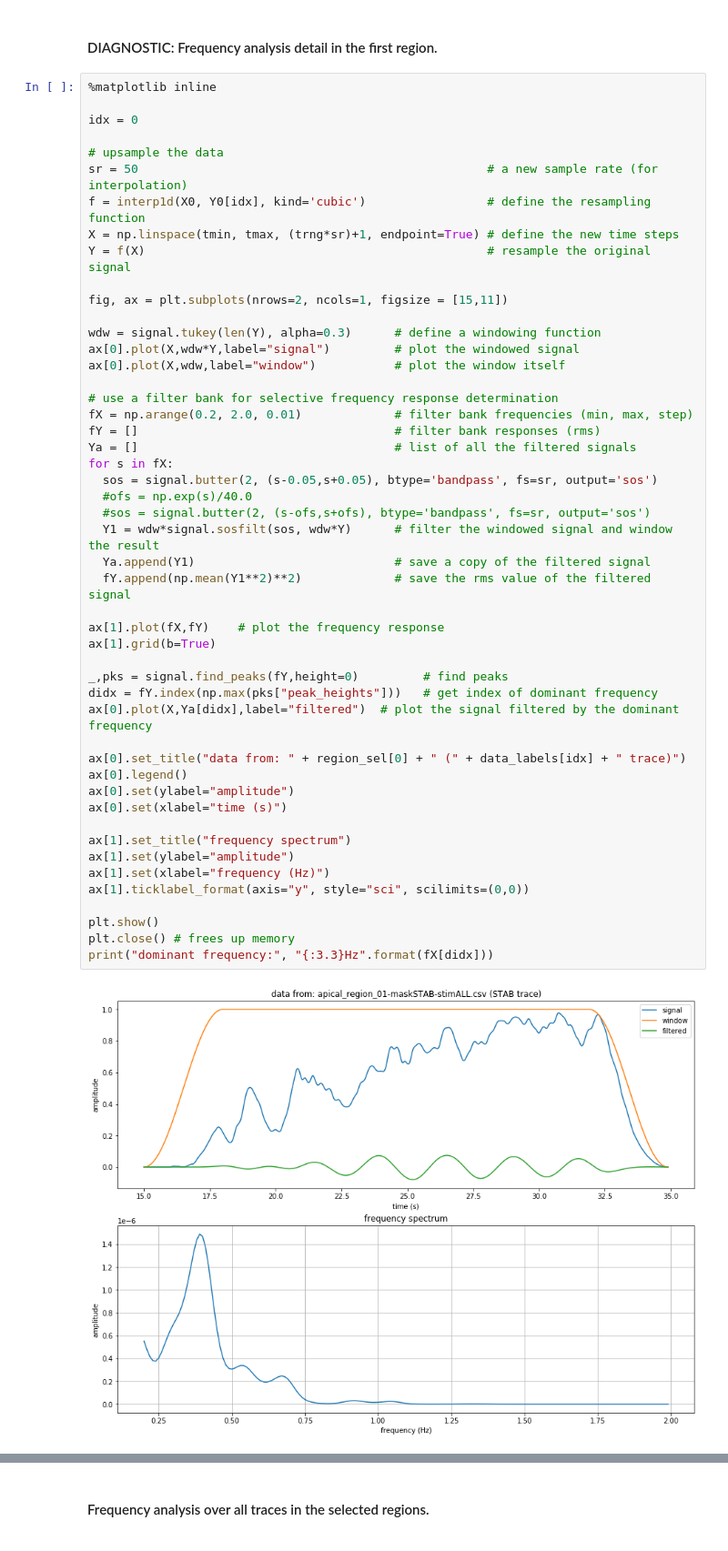
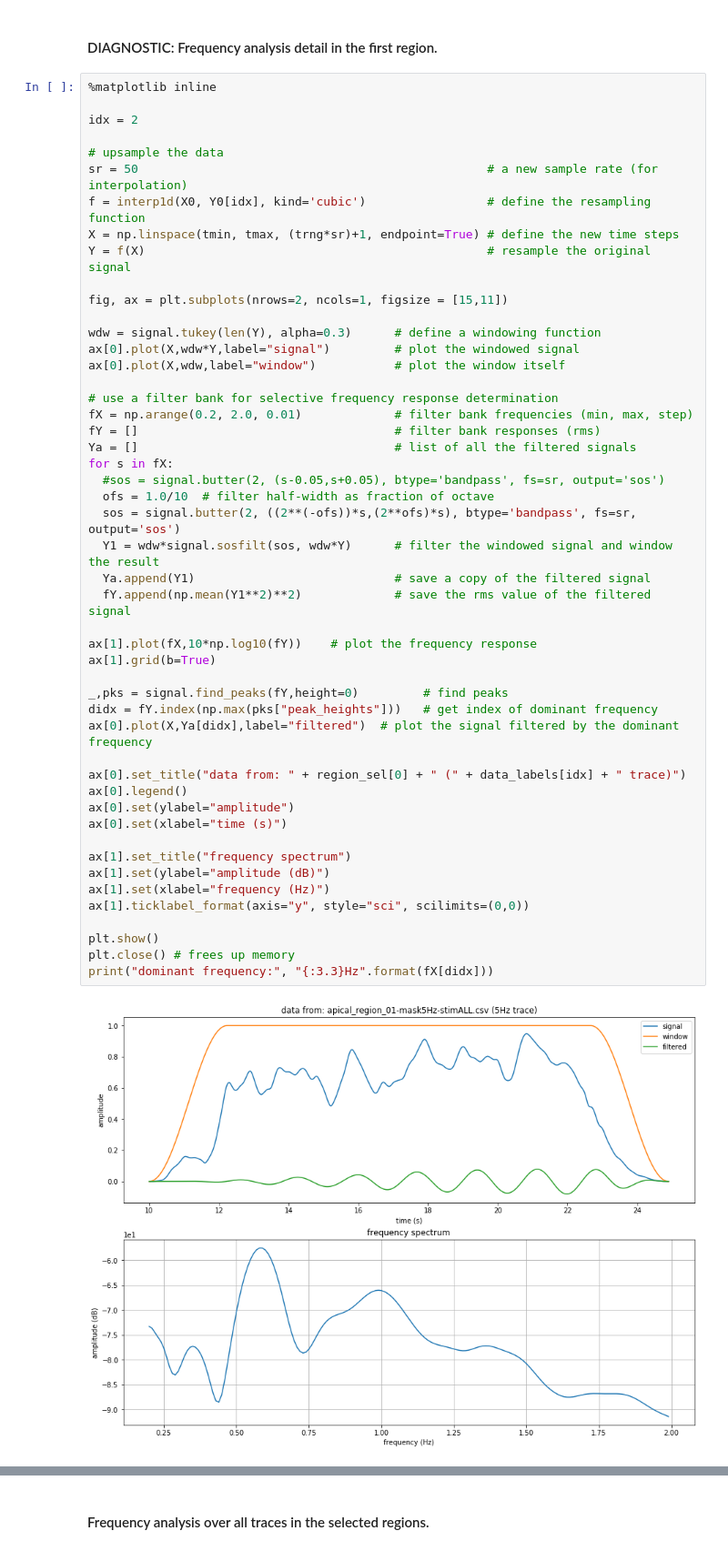
Before and after one commit to jrugis/cell_tools_historical, a Jupyter notebook: IMAGING/notebooks/apical_post_processing_analysis.ipynb, the cells around one changed output, grey strips where cells are left out. Shown: that part at 91% size. Drawn from its saved outputs; the diff is of its cells as text.

```diff
--- a/IMAGING/notebooks/apical_post_processing_analysis.ipynb
+++ b/IMAGING/notebooks/apical_post_processing_analysis.ipynb
@@ -121,7 +121,7 @@ plt.close() # frees up memory
 # %%
 %matplotlib inline
 
-idx = 0
+idx = 2
 
 # upsample the data
 sr = 50                                                 # a new sample rate (for interpolation)
@@ -136,36 +136,36 @@ ax[0].plot(X,wdw*Y,label="signal")         # plot the windowed signal
 ax[0].plot(X,wdw,label="window")           # plot the window itself
 
 # use a filter bank for selective frequency response determination
 fX = np.arange(0.2, 2.0, 0.01)             # filter bank frequencies (min, max, step)
 fY = []                                    # filter bank responses (rms)
 Ya = []                                    # list of all the filtered signals
 for s in fX:
-  sos = signal.butter(2, (s-0.05,s+0.05), btype='bandpass', fs=sr, output='sos')
-  #ofs = np.exp(s)/40.0
-  #sos = signal.butter(2, (s-ofs,s+ofs), btype='bandpass', fs=sr, output='sos')
+  #sos = signal.butter(2, (s-0.05,s+0.05), btype='bandpass', fs=sr, output='sos')
+  ofs = 1.0/10  # filter half-width as fraction of octave
+  sos = signal.butter(2, ((2**(-ofs))*s,(2**ofs)*s), btype='bandpass', fs=sr, output='sos')
   Y1 = wdw*signal.sosfilt(sos, wdw*Y)      # filter the windowed signal and window the result
   Ya.append(Y1)                            # save a copy of the filtered signal
   fY.append(np.mean(Y1**2)**2)             # save the rms value of the filtered signal
 
-ax[1].plot(fX,fY)    # plot the frequency response
+ax[1].plot(fX,10*np.log10(fY))    # plot the frequency response
 ax[1].grid(b=True)
 
 _,pks = signal.find_peaks(fY,height=0)         # find peaks
 didx = fY.index(np.max(pks["peak_heights"]))   # get index of dominant frequency
 ax[0].plot(X,Ya[didx],label="filtered")  # plot the signal filtered by the dominant frequency
 
 ax[0].set_title("data from: " + region_sel[0] + " (" + data_labels[idx] + " trace)")
 ax[0].legend()
 ax[0].set(ylabel="amplitude")
 ax[0].set(xlabel="time (s)")
 
 ax[1].set_title("frequency spectrum")
-ax[1].set(ylabel="amplitude")
+ax[1].set(ylabel="amplitude (dB)")
 ax[1].set(xlabel="frequency (Hz)")
 ax[1].ticklabel_format(axis="y", style="sci", scilimits=(0,0))
 
 plt.show()
 plt.close() # frees up memory
 print("dominant frequency:", "{:3.3}Hz".format(fX[didx]))
 # %% [output]
-[figure, old version]
+[figure, new version]
```
Also changed, not shown: parts of 5 cells of this notebook.
